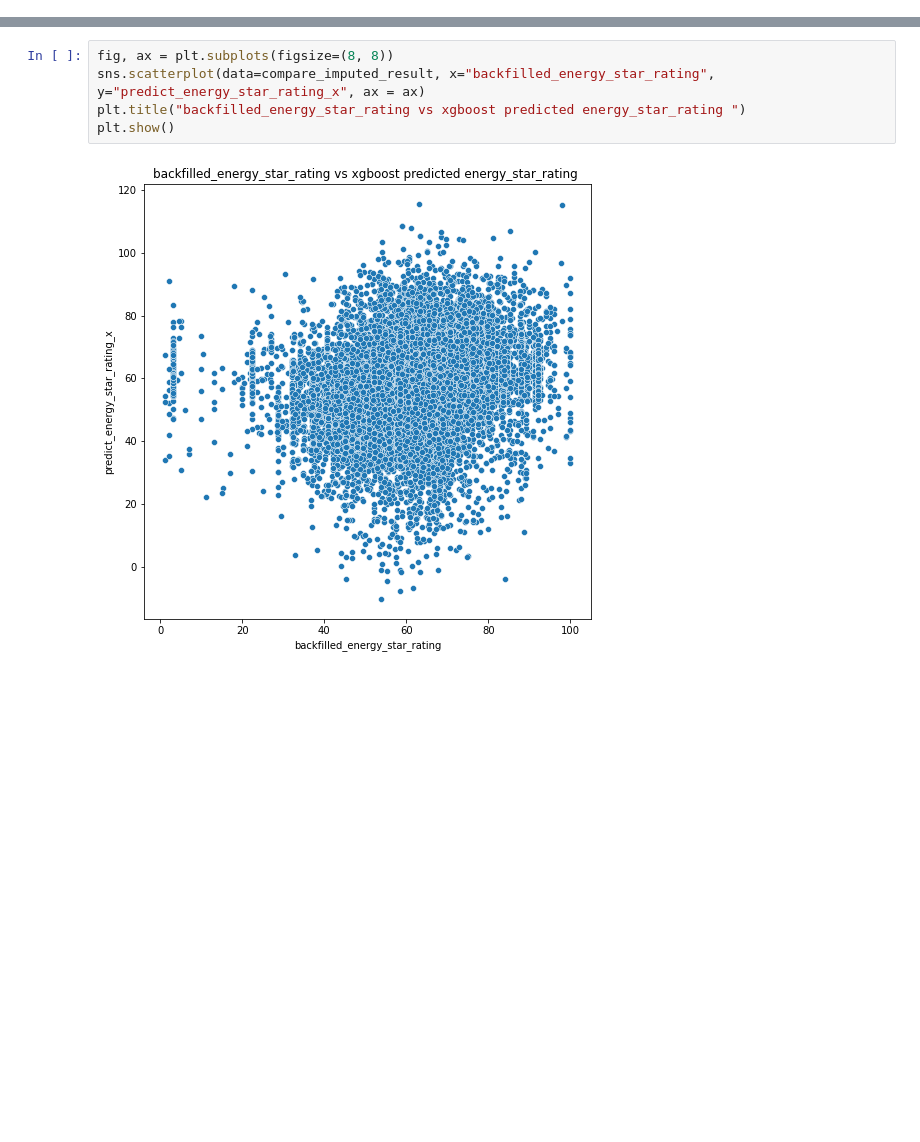
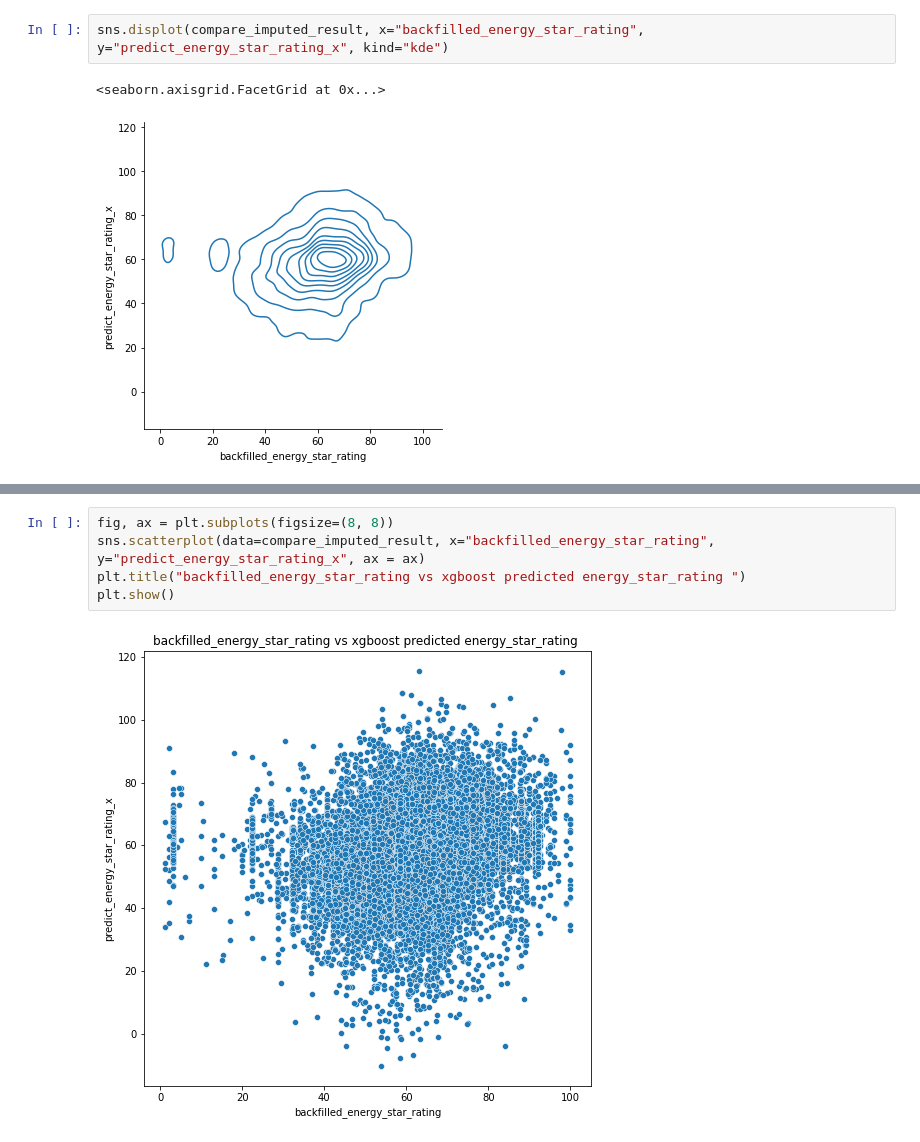
Before and after one commit to hannahpu/widsdatathon2022, a Jupyter notebook: notebook/compare_feature_imputation_eda.ipynb, the cells around one changed output, grey strips where cells are left out. Saved outputs shown, nothing was run; the diff lists cells and outputs as text; blank space fills up the shorter version.

```diff
--- a/notebook/compare_feature_imputation.ipynb
+++ b/notebook/compare_feature_imputation_eda.ipynb
@@ -145,3 +147,8 @@ plt.show()
 # %% [output]
 [figure]
 [interactive output not drawn]
+# %%
+sns.displot(compare_imputed_result, x="backfilled_energy_star_rating", y="predict_energy_star_rating_x", kind="kde")
+# %% [output]
+<seaborn.axisgrid.FacetGrid at 0x...>
+[figure, added]
```
Also changed, not shown: parts of 3 cells of this notebook, 4 other files.
